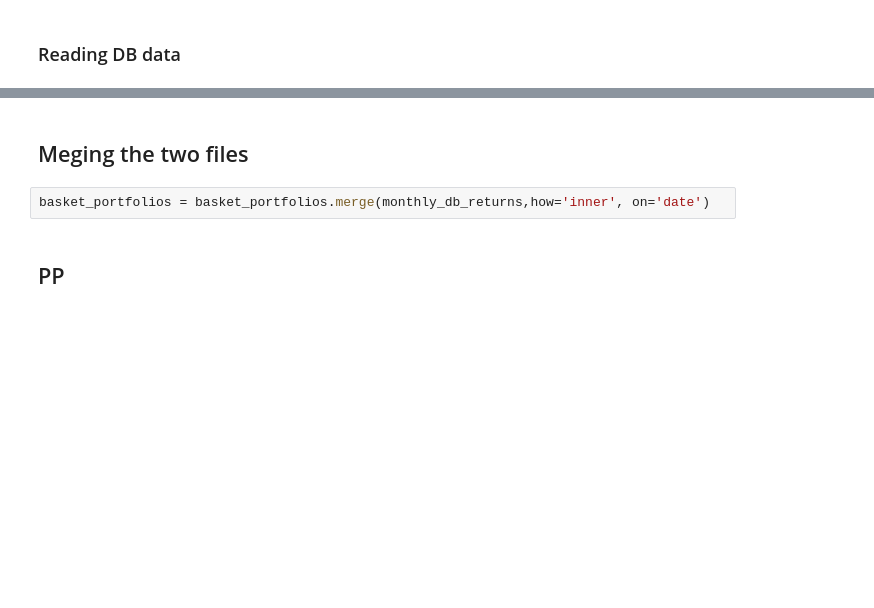
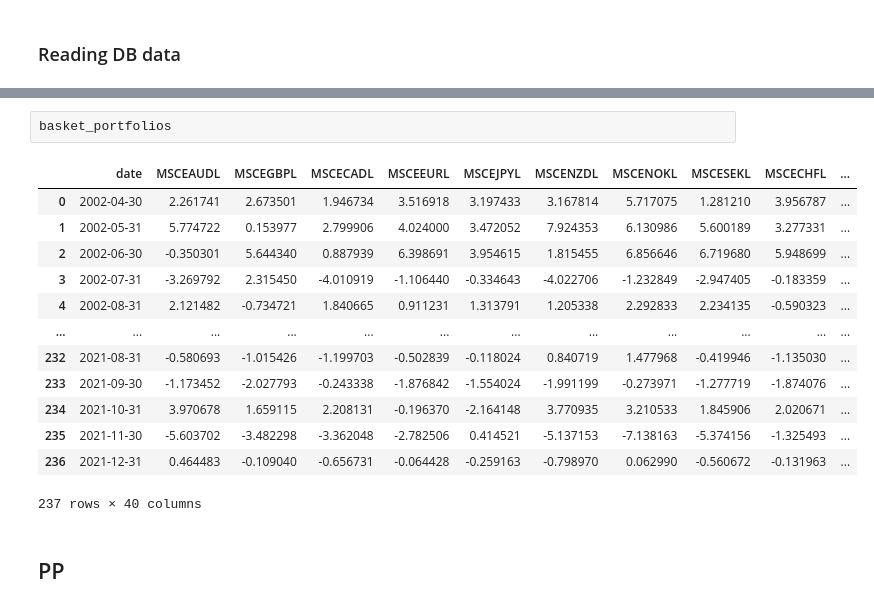
Before and after one commit to aminizadyar/Principal-Portfolios, a Jupyter notebook: FX_portfolios.ipynb, the cells around one changed output, grey strips where cells are left out. Saved outputs shown, nothing was run; the diff lists cells and outputs as text; blank space fills up the shorter version.

Commit message:
multiple fx portfolio works

```diff
--- a/FX_portfolios.ipynb
+++ b/FX_portfolios.ipynb
@@ -174,7 +139,19 @@ monthly_db_returns
-# %% [markdown]
-## Meging the two files
-# %%
-basket_portfolios = basket_portfolios.merge(monthly_db_returns,how='inner', on='date')
+# %%
+basket_portfolios
+# %% [output]
+|  | date | MSCEAUDL | MSCEGBPL | MSCECADL | MSCEEURL | MSCEJPYL | MSCENZDL | MSCENOKL | MSCESEKL | MSCECHFL | ... |
+| 0 | 2002-04-30 | 2.261741 | 2.673501 | 1.946734 | 3.516918 | 3.197433 | 3.167814 | 5.717075 | 1.281210 | 3.956787 | ... |
+| 1 | 2002-05-31 | 5.774722 | 0.153977 | 2.799906 | 4.024000 | 3.472052 | 7.924353 | 6.130986 | 5.600189 | 3.277331 | ... |
+| 2 | 2002-06-30 | -0.350301 | 5.644340 | 0.887939 | 6.398691 | 3.954615 | 1.815455 | 6.856646 | 6.719680 | 5.948699 | ... |
+| 3 | 2002-07-31 | -3.269792 | 2.315450 | -4.010919 | -1.106440 | -0.334643 | -4.022706 | -1.232849 | -2.947405 | -0.183359 | ... |
+| 4 | 2002-08-31 | 2.121482 | -0.734721 | 1.840665 | 0.911231 | 1.313791 | 1.205338 | 2.292833 | 2.234135 | -0.590323 | ... |
+| ... | ... | ... | ... | ... | ... | ... | ... | ... | ... | ... | ... |
+| 232 | 2021-08-31 | -0.580693 | -1.015426 | -1.199703 | -0.502839 | -0.118024 | 0.840719 | 1.477968 | -0.419946 | -1.135030 | ... |
+| 233 | 2021-09-30 | -1.173452 | -2.027793 | -0.243338 | -1.876842 | -1.554024 | -1.991199 | -0.273971 | -1.277719 | -1.874076 | ... |
+| 234 | 2021-10-31 | 3.970678 | 1.659115 | 2.208131 | -0.196370 | -2.164148 | 3.770935 | 3.210533 | 1.845906 | 2.020671 | ... |
+| 235 | 2021-11-30 | -5.603702 | -3.482298 | -3.362048 | -2.782506 | 0.414521 | -5.137153 | -7.138163 | -5.374156 | -1.325493 | ... |
+| 236 | 2021-12-31 | 0.464483 | -0.109040 | -0.656731 | -0.064428 | -0.259163 | -0.798970 | 0.062990 | -0.560672 | -0.131963 | ... |
+237 rows × 40 columns
 # %% [markdown]
 ## PP
 # %%
```
Also changed, not shown: parts of 21 cells of this notebook.
